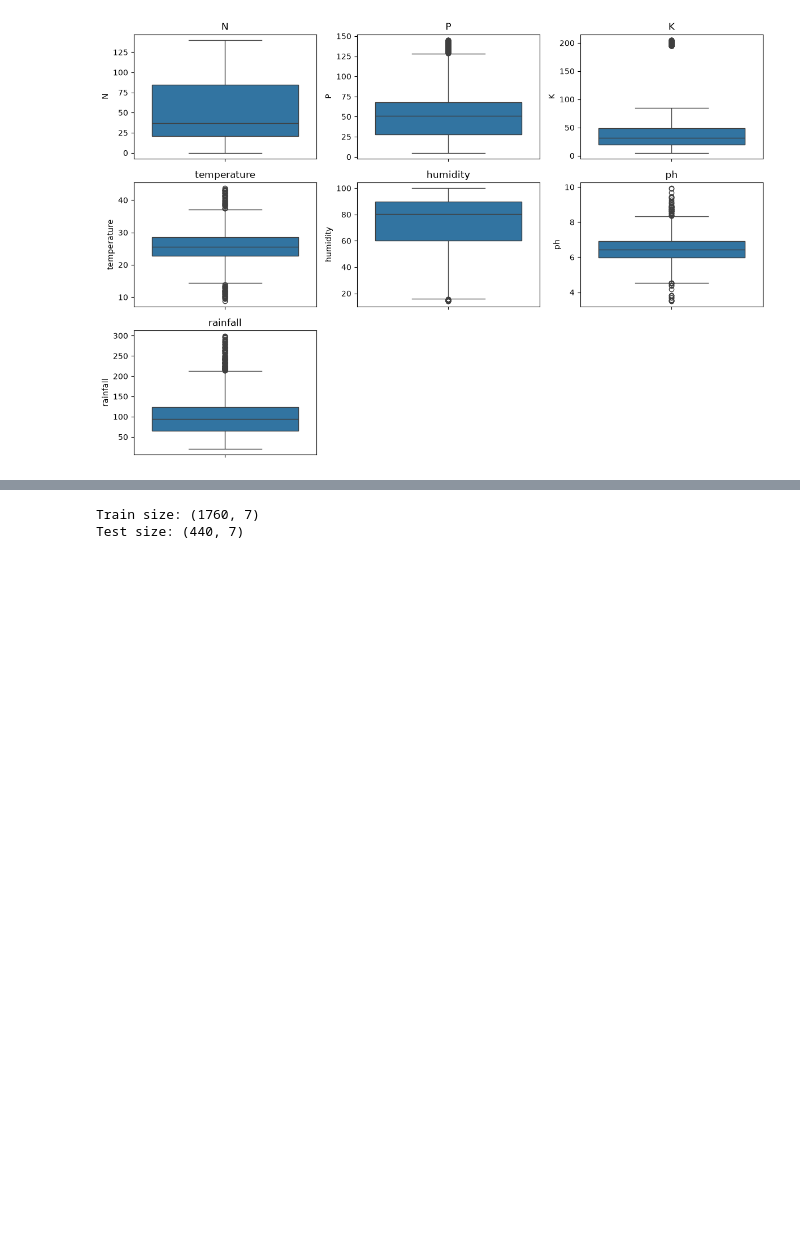
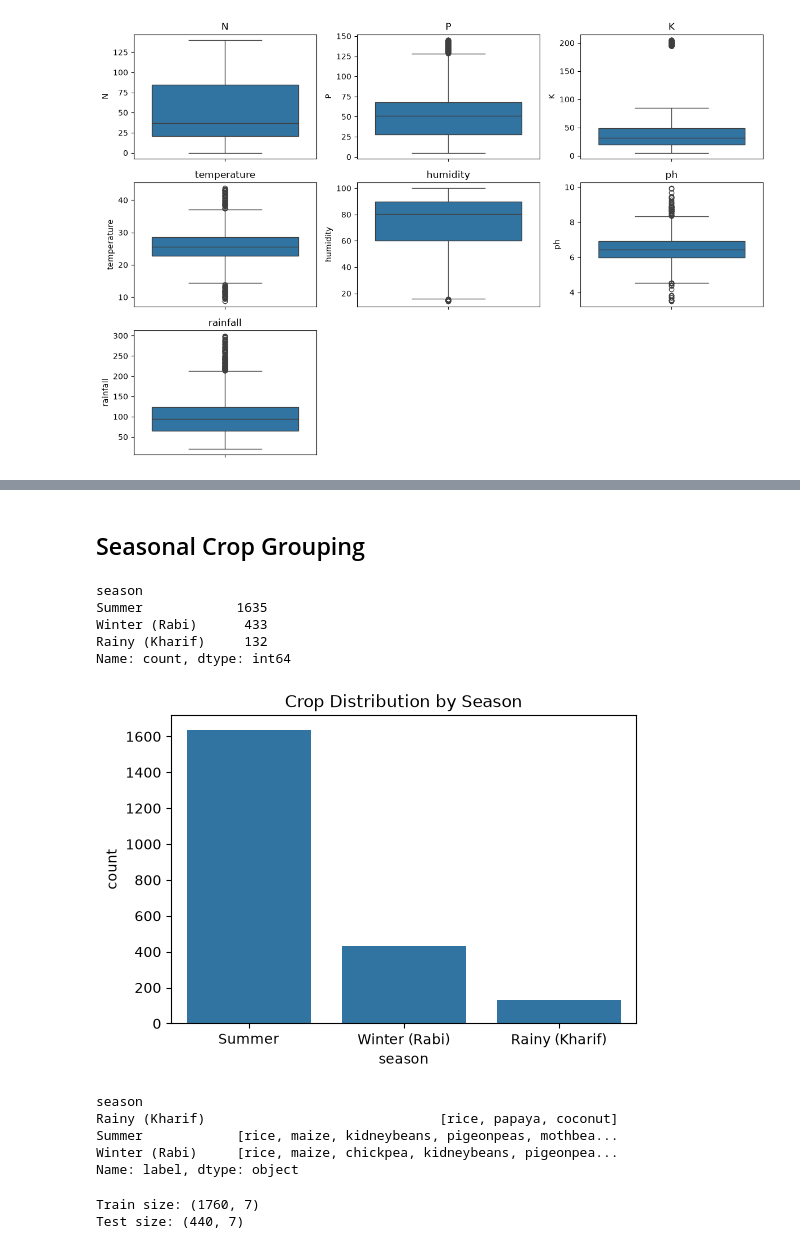
Before and after one commit to sriramakanthpendikatla/OptiCrop, a Jupyter notebook: notebook/OptiCrop_Model.ipynb, the cells around one changed output, grey strips where cells are left out. Drawn from its saved outputs; the diff is of its cells as text; code cells hidden in the pictures; blank space fills up the shorter version.

```diff
--- a/notebook/OptiCrop_Model.ipynb
+++ b/notebook/OptiCrop_Model.ipynb
@@ -110,3 +162,36 @@ plt.show()
+# %% [markdown]
+## Seasonal Crop Grouping
+# %%
+def assign_season(row):
+    # Simple rule-based grouping using temperature, humidity, and rainfall
+    if row['rainfall'] > 200:
+        return 'Rainy (Kharif)'
+    elif row['temperature'] < 22:
+        return 'Winter (Rabi)'
+    else:
+        return 'Summer'
+
+df['season'] = df.apply(assign_season, axis=1)
+print(df['season'].value_counts())
+
+plt.figure(figsize=(6,4))
+sns.countplot(data=df, x='season', order=df['season'].value_counts().index)
+plt.title("Crop Distribution by Season")
+plt.show()
+
+df.groupby('season')['label'].unique()
+# %% [output]
+season
+Summer            1635
+Winter (Rabi)      433
+Rainy (Kharif)     132
+Name: count, dtype: int64
+[figure, added]
+season
+Rainy (Kharif)                              [rice, papaya, coconut]
+Summer            [rice, maize, kidneybeans, pigeonpeas, mothbea...
+Winter (Rabi)     [rice, maize, chickpea, kidneybeans, pigeonpea...
+Name: label, dtype: object
 # %%
 from sklearn.model_selection import train_test_split
 from sklearn.preprocessing import LabelEncoder
```
Also changed, not shown: parts of 15 cells of this notebook, 2 other files.
